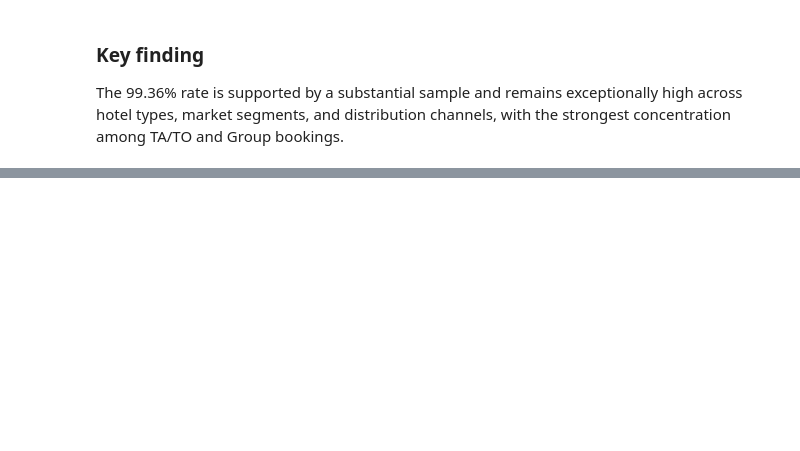
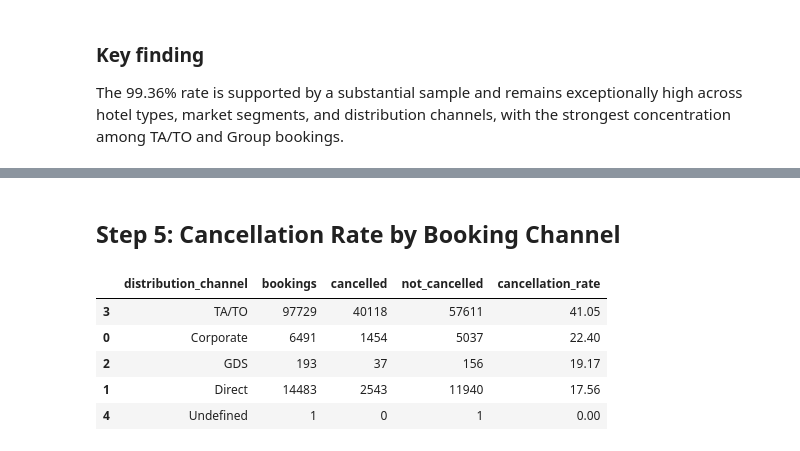
Before and after one commit to Fatima-Zehra-DA/Hotel-Booking-Cancellation-Analysis-Python-PowerBI, a Jupyter notebook: Notebooks/Hotel_Booking_Cancellation_Analysis.ipynb, the cells around one changed output, grey strips where cells are left out. Saved outputs shown, nothing was run; the diff lists cells and outputs as text; code cells hidden in the pictures; blank space fills up the shorter version.

Commit message:
creating Cancellation rate by Booking channel Summary table

```diff
--- a/Notebooks/Hotel_Booking_Cancellation_Analysis.ipynb
+++ b/Notebooks/Hotel_Booking_Cancellation_Analysis.ipynb
@@ -630,0 +466,35 @@ df
+# %% [markdown]
+## Step 5: Cancellation Rate by Booking Channel
+# %%
+channel_cancellation = (
+    df.groupby('distribution_channel')
+        .agg(
+            bookings = ('is_canceled','count'),
+            cancelled = ('is_canceled','sum')
+        )
+        .reset_index()
+)
+
+channel_cancellation['not_cancelled'] = (
+    channel_cancellation['bookings'] -
+    channel_cancellation['cancelled']
+)
+
+channel_cancellation['cancellation_rate'] = (
+    channel_cancellation['cancelled']
+    / channel_cancellation['bookings']
+    * 100
+).round(2)
+
+channel_cancellation = channel_cancellation.sort_values(
+    'cancellation_rate',
+    ascending= False
+)
+channel_cancellation
+# %% [output]
+|  | distribution_channel | bookings | cancelled | not_cancelled | cancellation_rate |
+| 3 | TA/TO | 97729 | 40118 | 57611 | 41.05 |
+| 0 | Corporate | 6491 | 1454 | 5037 | 22.40 |
+| 2 | GDS | 193 | 37 | 156 | 19.17 |
+| 1 | Direct | 14483 | 2543 | 11940 | 17.56 |
+| 4 | Undefined | 1 | 0 | 1 | 0.00 |
```
Also changed, not shown: parts of 31 cells of this notebook, 2 other files.
